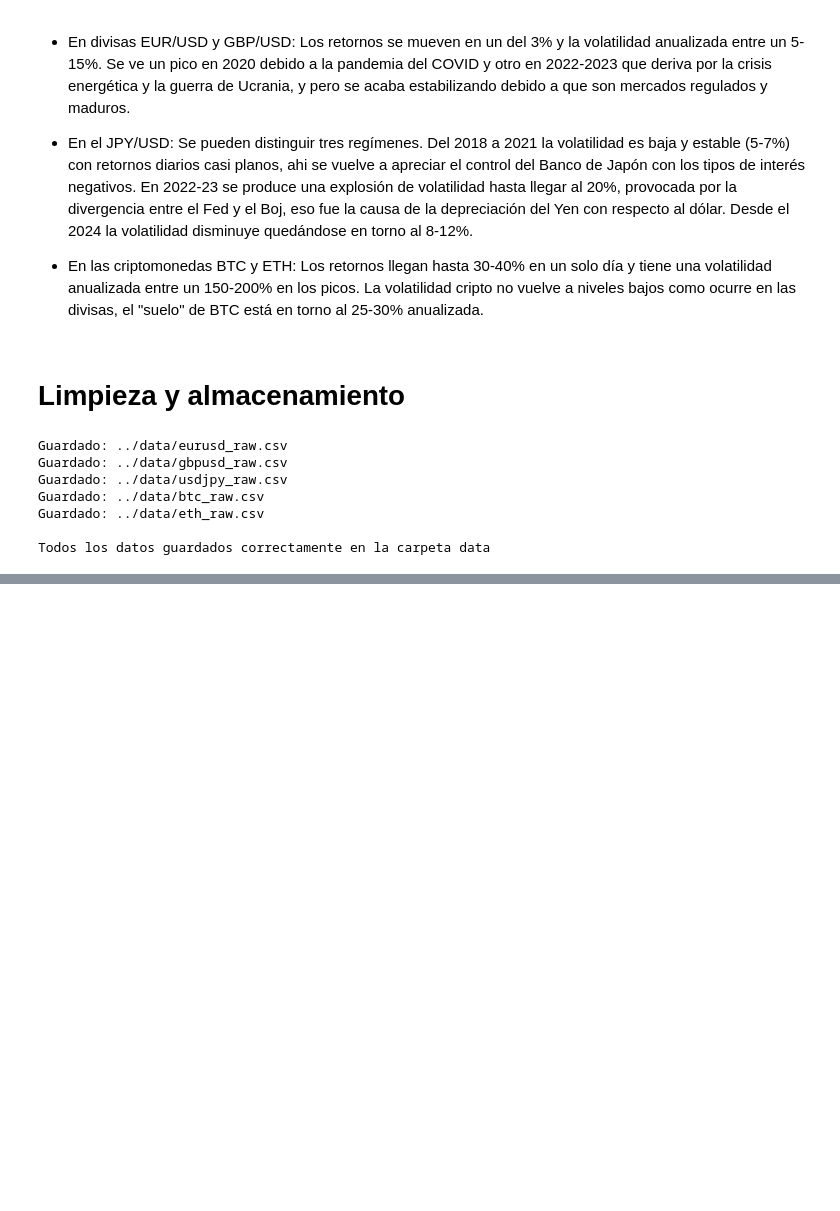
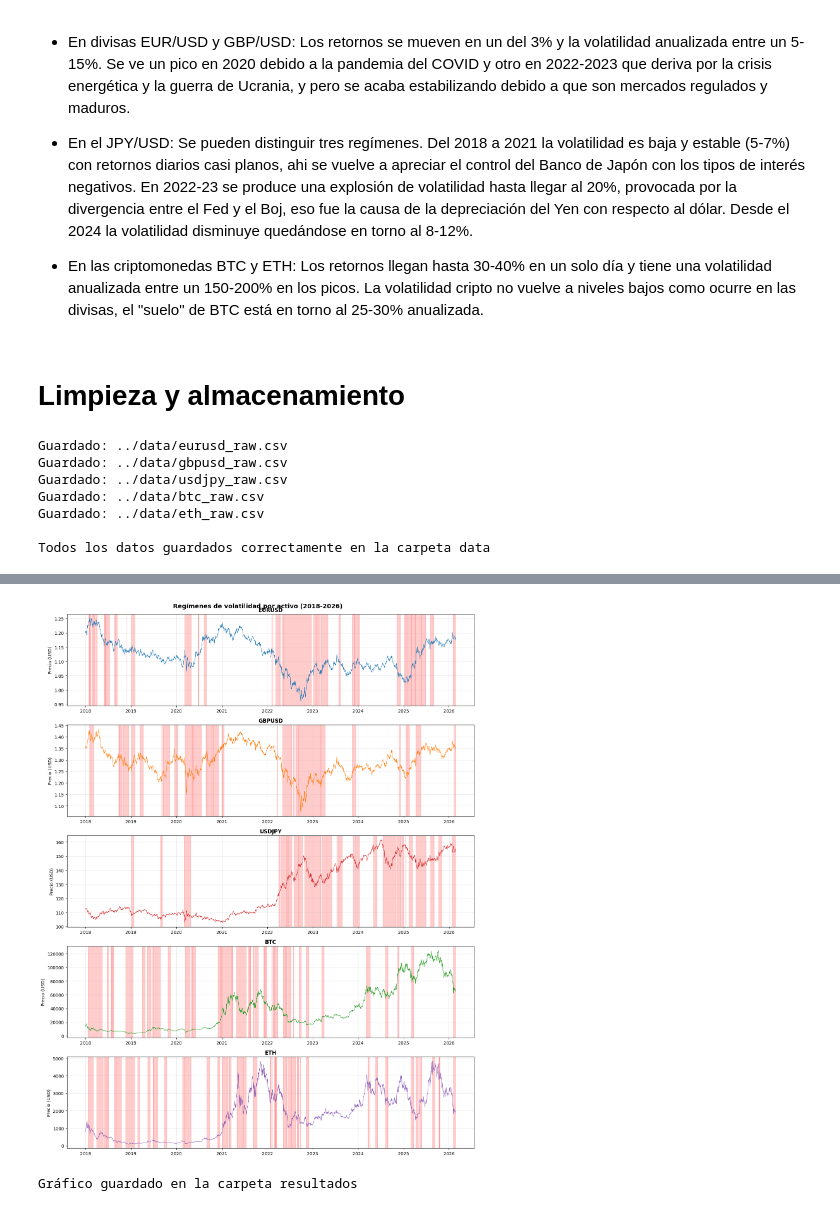
Before and after one commit to jorgegalanr/quantum-classical-forecasting-fx-crypto, a Jupyter notebook: notebooks/01_data_exploration.ipynb, the cells around one changed output, grey strips where cells are left out. Saved outputs shown, nothing was run; the diff lists cells and outputs as text; code cells hidden in the pictures; blank space fills up the shorter version.

Commit message:
actualizacion: deteccion regimen volatility

```diff
--- a/notebooks/01_data_exploration.ipynb
+++ b/notebooks/01_data_exploration.ipynb
@@ -129,0 +132,17 @@ Todos los datos guardados correctamente en la carpeta data
+# %%
+regimenes = {}
+
+for name in data.keys():
+    vol = volatilidad[name].squeeze().dropna()
+
+    # Umbral: percentil 70 de la volatilidad histórica de cada activo
+    umbral = vol.quantile(0.70)
+
+    # Etiquetar régimen
+    regimen = (vol > umbral).astype(int)    # 1 = alta volatilidad, 0 = baja volatilidad
+    regimenes[name] = regimen
+
+    pct_alta = regimen.mean() * 100
+    print(f"Resultados umbrales con su volalitilidad anualizada\n")
+
+    print (f"{name}: umbral={umbral:.4f} | Alta vol: {pct_alta:.2f}% del tiempo")
@@ -129,0 +171,34 @@ Todos los datos guardados correctamente en la carpeta data
+# %%
+fig, axes = plt.subplots(5, 1, figsize=(14, 18))
+fig.suptitle("Regímenes de volatilidad por activo (2018-2026)", fontsize=14, fontweight="bold")
+
+for i, name in enumerate(data.keys()):
+    precio = data[name][name]
+    regimen = regimenes[name]
+    color = colores[name]
+
+    axes[i].plot(precio.index, precio, color=color, linewidth=0.8, zorder=2)
+    axes[i].set_title(f"{name}", fontweight="bold")
+    axes[i].set_ylabel("Precio (USD)")
+    axes[i].grid(True, alpha=0.3)
+
+    # Resaltar las zonas de alta volatilidad en rojo
+    in_regime = False
+    start = None
+    for date, val in regimen.items():
+        if val == 1 and not in_regime:
+            start = date
+            in_regime = True
+        elif val == 0 and in_regime:
+            axes[i].axvspan(start, date, alpha=0.2, color="red", zorder=1)
+            in_regime = False
+    if in_regime:
+        axes[i].axvspan(start, regimen.index[-1], alpha=0.2, color="red", zorder=1)
+
+plt.tight_layout()
+plt.savefig("../results/03_regimenes_volatilidad.png", dpi=150, bbox_inches="tight")
+plt.show()
+print("Gráfico guardado en la carpeta resultados")
+# %% [output]
+[figure, added]
+Gráfico guardado en la carpeta resultados
```
Also changed, not shown: parts of 5 cells of this notebook, 8 other files.
